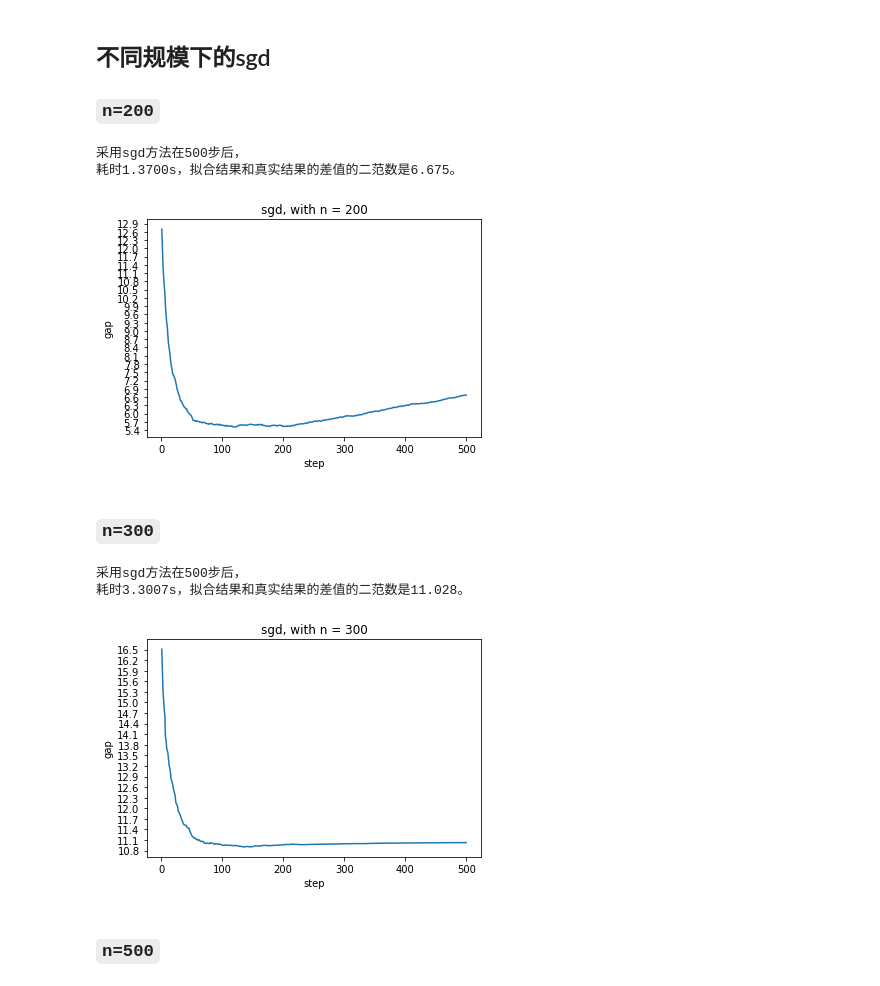
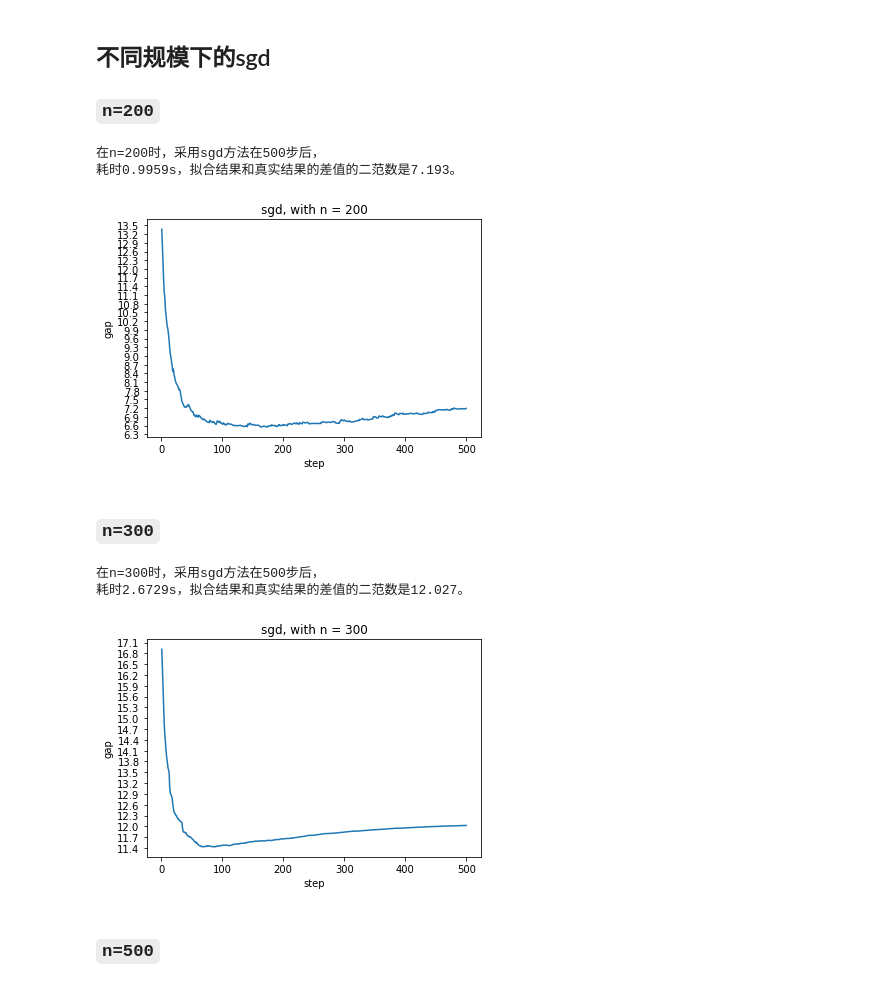
Before and after one commit to merak0514/gradient-descent, a Jupyter notebook: main.ipynb, the cells around one changed output. Drawn from its saved outputs; the diff is of its cells as text; code cells hidden in the pictures.

```diff
--- a/main.ipynb
+++ b/main.ipynb
@@ -79,27 +78,27 @@ gd.draw_gaps()
 # %%
 n = 200
 A, x_gt, b = gen_data_all(m, n)
-gd = GD(n=n, m=m, A=A, b=b, x_gt=x_gt, stop_gap=stop_gap, mode="backtracking")
+gd = GD(n=n, m=m, A=A, b=b, x_gt=x_gt, stop_gap=stop_gap, train_mode="backtracking")
 x_est = gd.run('sgd')
-print(f"采用sgd方法在{gd.stat_step_count}步后，\n耗时{gd.stat_time:.4f}s，拟合结果和真实结果的差值的二范数是{gd.norm(x_gt, x_est):.3f}。")
+print(f"在n={gd.n}时，采用sgd方法在{gd.stat_step_count}步后，\n耗时{gd.stat_time:.4f}s，拟合结果和真实结果的差值的二范数是{gd.norm(x_gt, x_est):.3f}。")
 gd.draw_gaps()
 # %% [output]
-采用sgd方法在500步后，
-耗时1.3700s，拟合结果和真实结果的差值的二范数是6.675。
+在n=200时，采用sgd方法在500步后，
+耗时0.9959s，拟合结果和真实结果的差值的二范数是7.193。
-[figure, old version]
+[figure, new version]
 # %% [markdown]
 ### `n=300`
 # %%
 n = 300
 A, x_gt, b = gen_data_all(m, n)
-gd = GD(n=n, m=m, A=A, b=b, x_gt=x_gt, stop_gap=stop_gap, mode="backtracking")
+gd = GD(n=n, m=m, A=A, b=b, x_gt=x_gt, stop_gap=stop_gap, train_mode="backtracking")
 x_est = gd.run('sgd')
-print(f"采用sgd方法在{gd.stat_step_count}步后，\n耗时{gd.stat_time:.4f}s，拟合结果和真实结果的差值的二范数是{gd.norm(x_gt, x_est):.3f}。")
+print(f"在n={gd.n}时，采用sgd方法在{gd.stat_step_count}步后，\n耗时{gd.stat_time:.4f}s，拟合结果和真实结果的差值的二范数是{gd.norm(x_gt, x_est):.3f}。")
 gd.draw_gaps()
 # %% [output]
-采用sgd方法在500步后，
-耗时3.3007s，拟合结果和真实结果的差值的二范数是11.028。
+在n=300时，采用sgd方法在500步后，
+耗时2.6729s，拟合结果和真实结果的差值的二范数是12.027。
-[figure, old version]
+[figure, new version]
 # %% [markdown]
 ### `n=500`
 # %%
```
Also changed, not shown: parts of 19 cells of this notebook, 1 other file.
